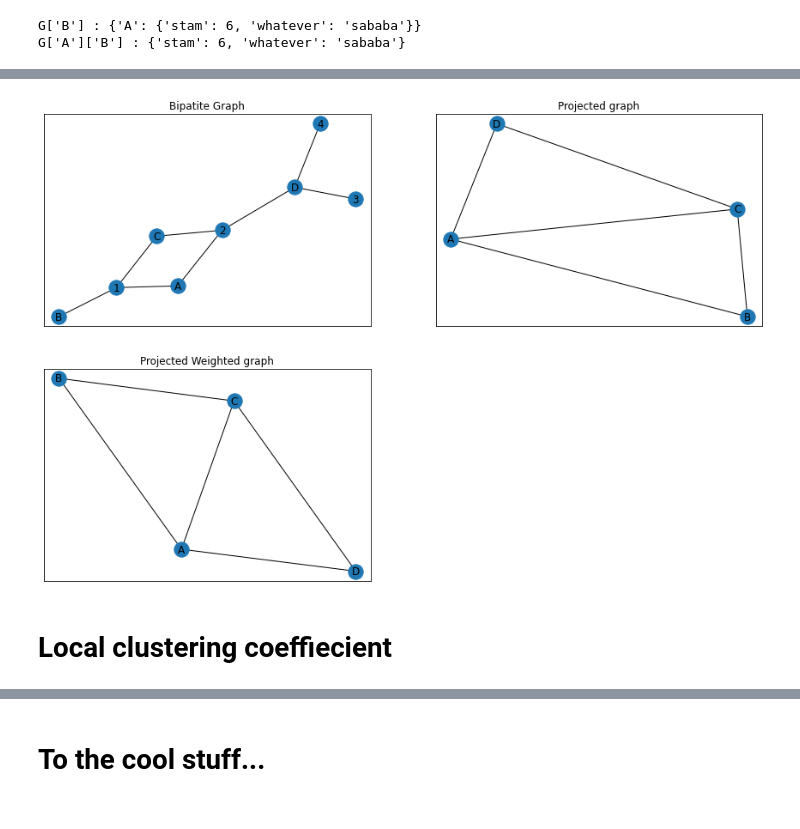
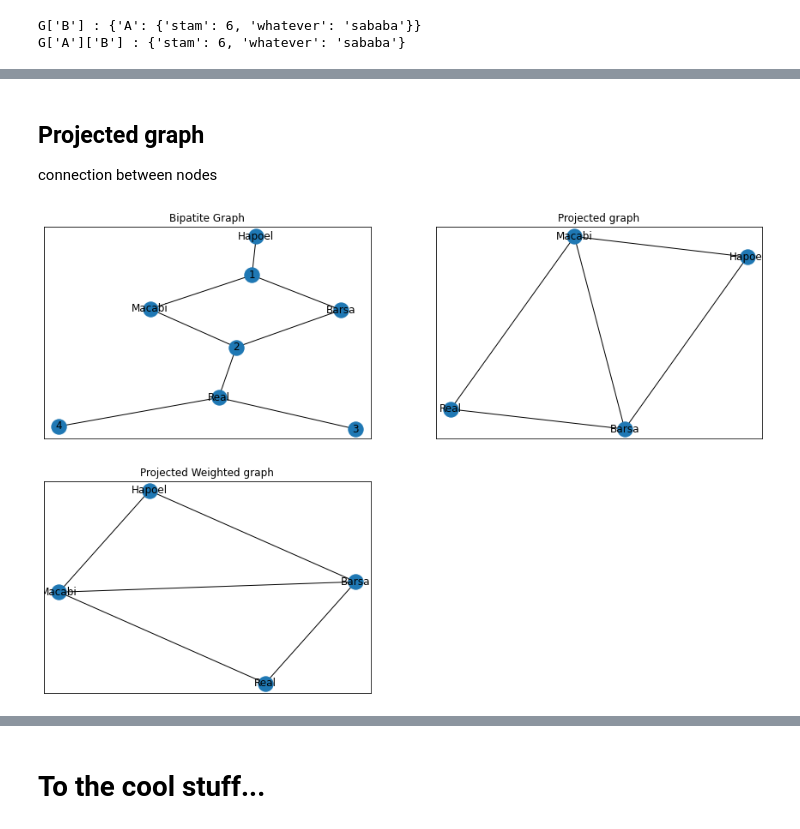
Before and after one commit to Eliran79/DataScienceWorkshop20936, a Jupyter notebook: networkx_soft_landing.ipynb, the cells around one changed output, grey strips where cells are left out. Cells and saved outputs as stored; diff of their text form; code cells hidden in the pictures.

```diff
--- a/networkx_soft_landing.ipynb
+++ b/networkx_soft_landing.ipynb
@@ -111,31 +174,29 @@ G['A']['B'] : {'stam': 6, 'whatever': 'sababa'}
+# %% [markdown]
+## Projected graph
+connection between nodes
 # %%
 # Projected graph
-
-# Select set to test for
-X = set(['A', 'B', 'C','D'])
+X = set(['Macabi', 'Hapoel', 'Barsa', 'Real'])
 L = bipartite.projected_graph(bipatite_G, X)
 L_weighted = bipartite.weighted_projected_graph(bipatite_G, X)
 
-# Draw the graph
+# Draw the graphs
 G = nx.grid_2d_graph(3,1)  # 2*2 grid
 bipartite_pos = nx.spring_layout(bipatite_G)
 projected_pos = nx.spring_layout(L)
 projected_weighted_pos = nx.spring_layout(L_weighted)
 
 plt.rcParams.update({'figure.figsize': (15, 10)})
 plt.subplot(221)
 nx.draw_networkx(bipatite_G, bipartite_pos)
 plt.title('Bipatite Graph');
 
 plt.subplot(222)
 nx.draw_networkx(L, projected_pos)
 plt.title('Projected graph');
 
 plt.subplot(223)
 nx.draw_networkx(L_weighted, projected_weighted_pos)
 plt.title('Projected Weighted graph');
 # %% [output]
-[figure, old version]
+[figure, new version]
-# %% [markdown]
-
-# Local clustering coeffiecient
```
Also changed, not shown: parts of 27 cells of this notebook.
